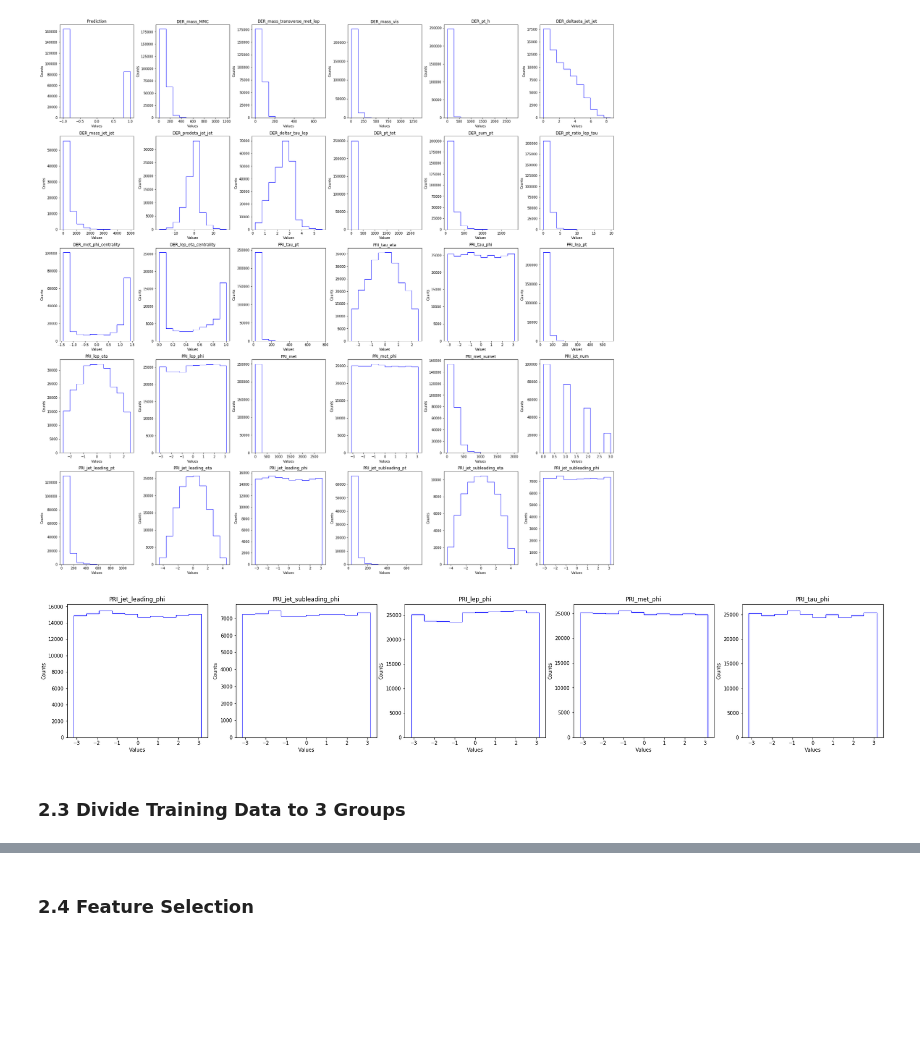
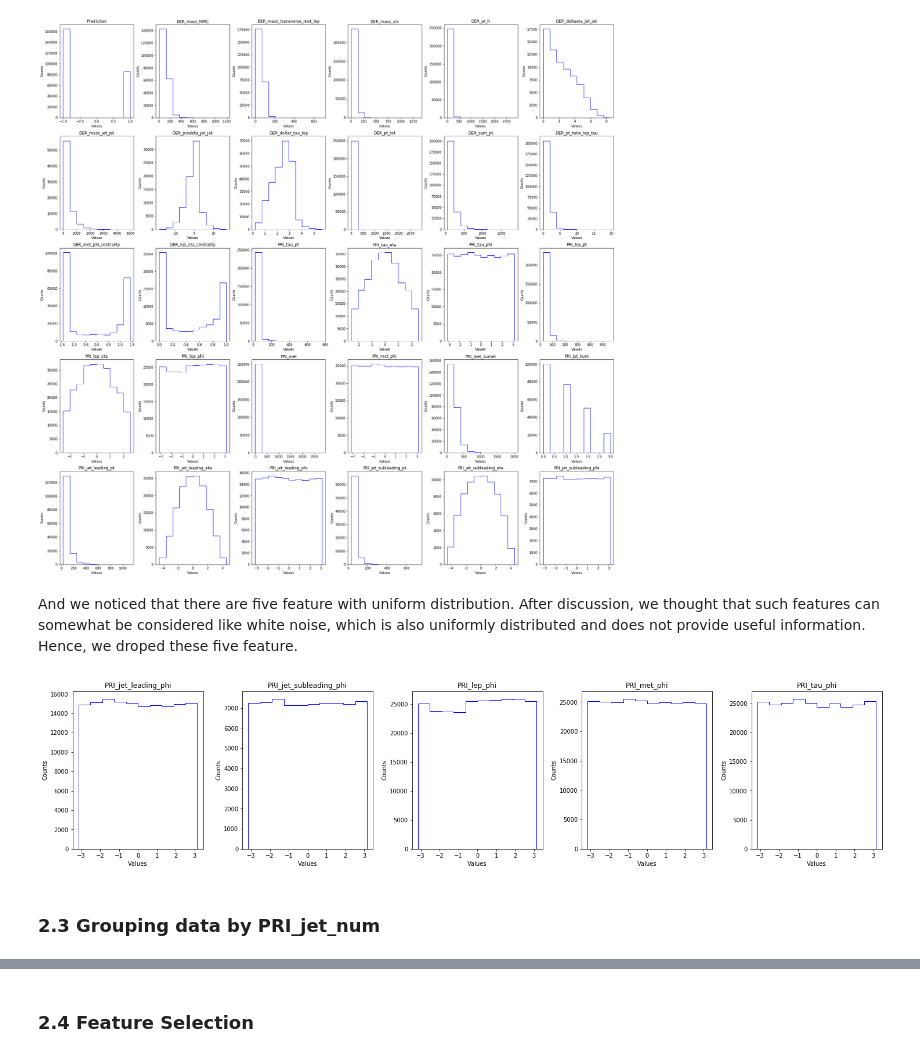
Before and after one commit to yf0726/ML_2018, a Jupyter notebook: Final Version.ipynb, the cells around one changed output, grey strips where cells are left out. Saved outputs shown, nothing was run; the diff lists cells and outputs as text; code cells hidden in the pictures; blank space fills up the shorter version.

```diff
--- a/Final Version.ipynb
+++ b/Final Version.ipynb
@@ -68,23 +122,27 @@ for index, axes_index in enumerate(axes):
     axes_index.set_title(dataframe_tr.labels[index])
 # %% [output]
 [figure]
+# %% [markdown]
+And we noticed that there are five feature with uniform distribution. After discussion, we thought that such features can somewhat be considered like white noise, which is also uniformly distributed and does not provide useful information. Hence, we droped these five feature.
 # %%
-# drop features which are uniformly distributed
+# select feature uniformly distributed and show them
 feature_dorp_phi = ['PRI_jet_leading_phi',
                     'PRI_jet_subleading_phi',
                     'PRI_lep_phi',
                     'PRI_met_phi',
                     'PRI_tau_phi']
 
-figure, axes = plt.subplots(1, len(feature_dorp_phi), facecolor='white', figsize=(30, 5))
+# figure, axes = plt.subplots(2, round(len(feature_dorp_phi)/2), facecolor='white', figsize=(30, 7))
+figure, axes = plt.subplots(1, 5, facecolor='white', figsize=(25, 5))
 axes = axes.ravel()
-
+figure.subplots_adjust(wspace=0.3)
 for index, axes_index in enumerate(axes):
     column = dataframe_tr[feature_dorp_phi[index]]
     plot_data = column[np.where(column!=-999)]
     axes_index.hist(plot_data, histtype= 'step', color='b')
     axes_index.set_xlabel('Values')
     axes_index.set_ylabel('Counts')
     axes_index.set_title(feature_dorp_phi[index])
+# figure.savefig('features.jpg')
 # %% [output]
-[figure, old version]
+[figure, new version]
@@ -105,2 +148,0 @@ dataframe_tr = dataframe_tr.drop(feature_dorp_phi)
-# %% [markdown]
-### 2.3 Divide Training Data to 3 Groups
@@ -106,0 +152,2 @@ dataframe_tr = dataframe_tr.drop(feature_dorp_phi)
+# %% [markdown]
+### 2.3 Grouping data by PRI_jet_num
```
Also changed, not shown: parts of 85 cells of this notebook, 11 other files.
